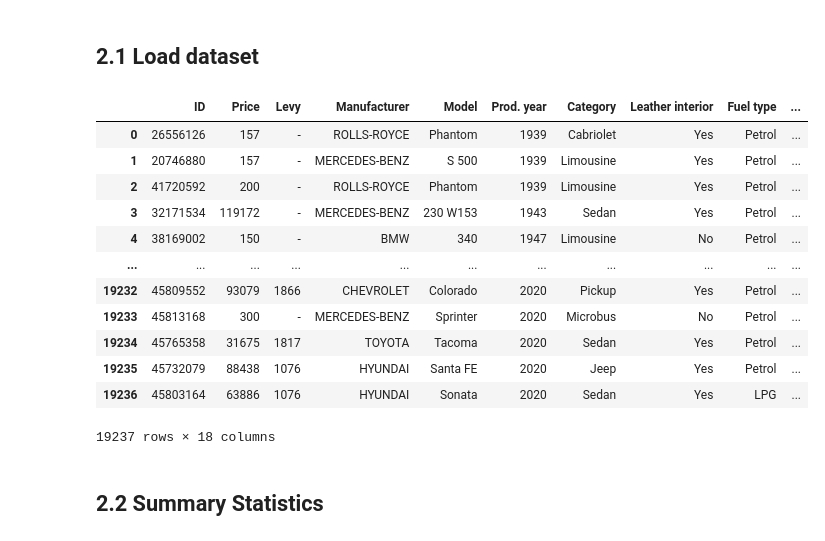
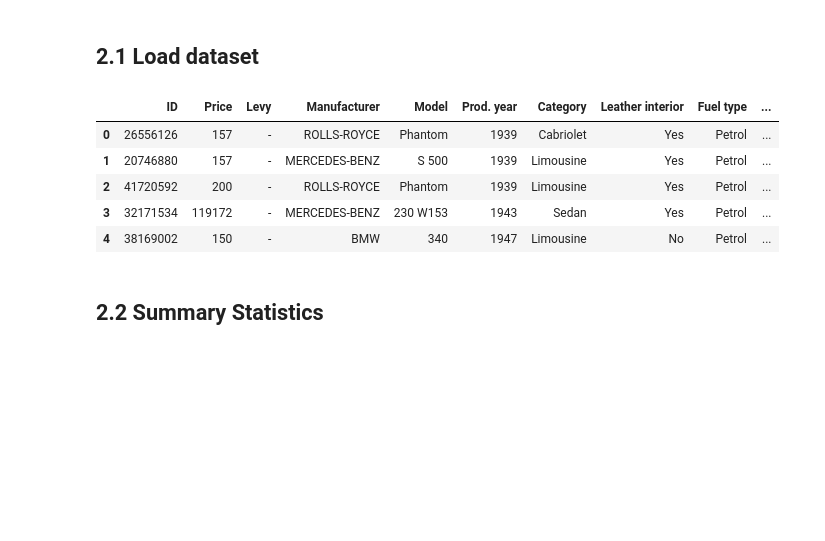
Before and after one commit to jerri210/mldp-project, a Jupyter notebook: MLDP Program Codes Submission Template.ipynb, the cells around one changed output. Saved outputs shown, nothing was run; the diff lists cells and outputs as text; code cells hidden in the pictures; blank space fills up the shorter version.

```diff
--- a/MLDP Program Codes Submission Template.ipynb
+++ b/MLDP Program Codes Submission Template.ipynb
@@ -52,25 +55,19 @@ Accurately predicting the car prices can help sellers to set the competitive pri
 # %% [markdown]
 ## 2.1 Load dataset
 # %%
-## Read data
+# To load my dataset from the CSV file into the pandas DataFrame to get a look at the data
 FILE_PATH= "car_price_prediction.csv"
 df = pd.read_csv(FILE_PATH)
 
-df
+# To view the first five row of my dataset
+df.head()
 # %% [output]
 |  | ID | Price | Levy | Manufacturer | Model | Prod. year | Category | Leather interior | Fuel type | ... |
 | 0 | 26556126 | 157 | - | ROLLS-ROYCE | Phantom | 1939 | Cabriolet | Yes | Petrol | ... |
 | 1 | 20746880 | 157 | - | MERCEDES-BENZ | S 500 | 1939 | Limousine | Yes | Petrol | ... |
 | 2 | 41720592 | 200 | - | ROLLS-ROYCE | Phantom | 1939 | Limousine | Yes | Petrol | ... |
 | 3 | 32171534 | 119172 | - | MERCEDES-BENZ | 230 W153 | 1943 | Sedan | Yes | Petrol | ... |
 | 4 | 38169002 | 150 | - | BMW | 340 | 1947 | Limousine | No | Petrol | ... |
-| ... | ... | ... | ... | ... | ... | ... | ... | ... | ... | ... |
-| 19232 | 45809552 | 93079 | 1866 | CHEVROLET | Colorado | 2020 | Pickup | Yes | Petrol | ... |
-| 19233 | 45813168 | 300 | - | MERCEDES-BENZ | Sprinter | 2020 | Microbus | No | Petrol | ... |
-| 19234 | 45765358 | 31675 | 1817 | TOYOTA | Tacoma | 2020 | Sedan | Yes | Petrol | ... |
-| 19235 | 45732079 | 88438 | 1076 | HYUNDAI | Santa FE | 2020 | Jeep | Yes | Petrol | ... |
-| 19236 | 45803164 | 63886 | 1076 | HYUNDAI | Sonata | 2020 | Sedan | Yes | LPG | ... |
-19237 rows × 18 columns
 # %% [markdown]
 ## 2.2 Summary Statistics
 # %%
```
Also changed, not shown: parts of 20 cells of this notebook, 2 other files.
